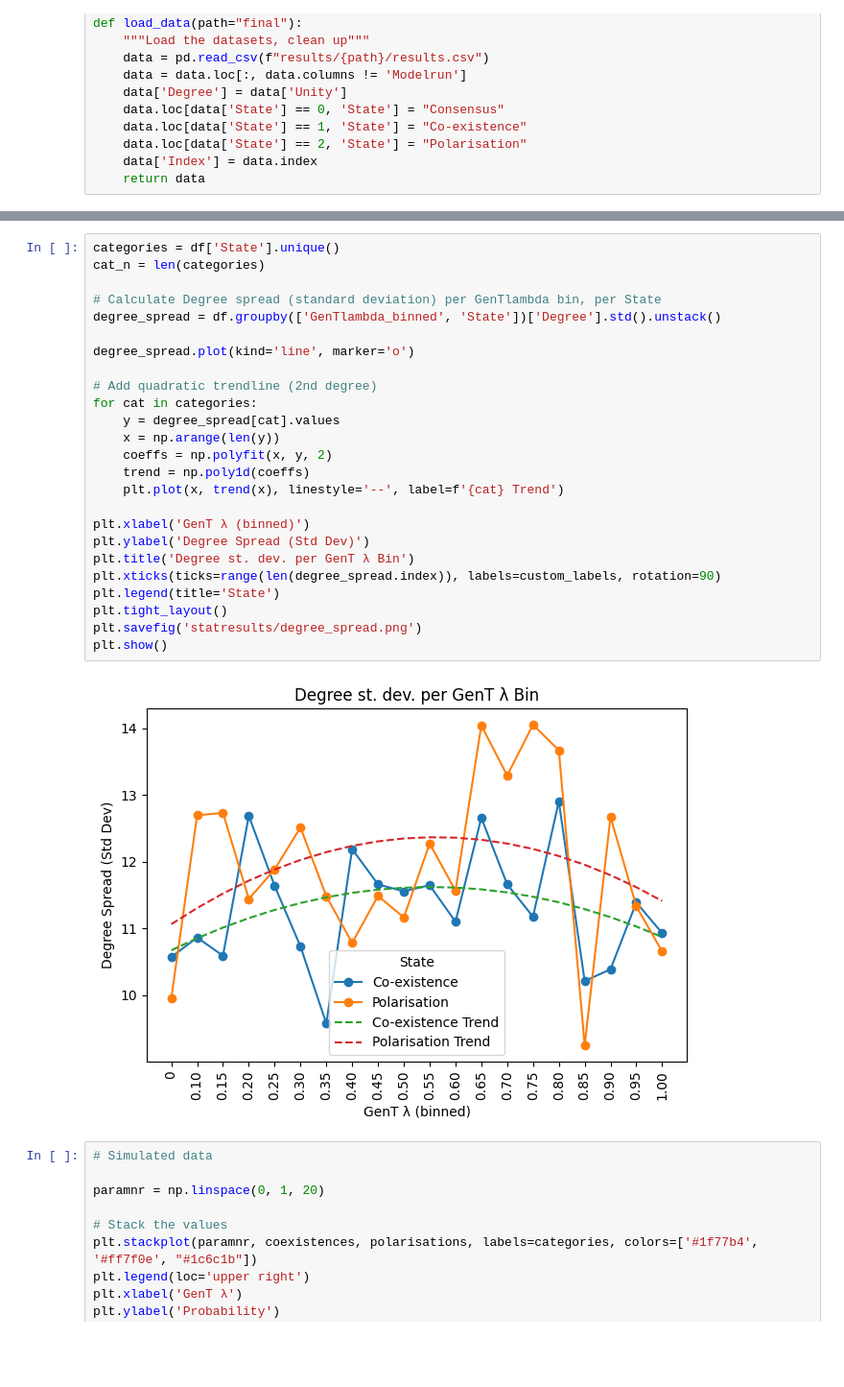
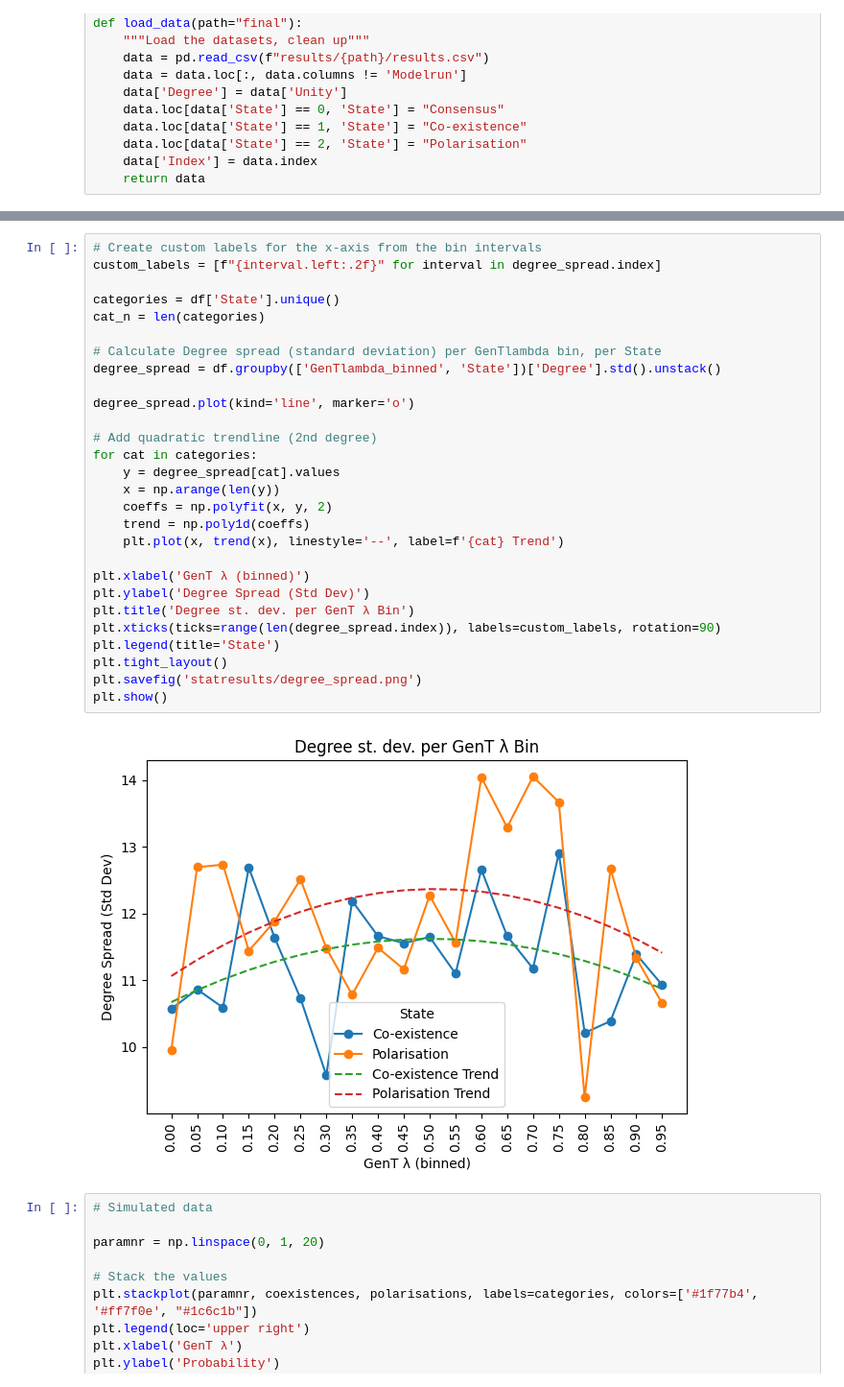
Before and after one commit to ByteMaps/thesis-GSS, a Jupyter notebook: ABM/stats.ipynb, the cells around one changed output, grey strips where cells are left out. Shown at 96% size. Drawn from its saved outputs; the diff is of its cells as text; blank space fills up the shorter version.

```diff
--- a/ABM/stats.ipynb
+++ b/ABM/stats.ipynb
@@ -79,32 +121,35 @@ GenTlambda_binned
 (0.9, 0.95]            0.724138      0.275862
 (0.95, 1.0]            0.696429      0.303571
 # %%
+# Create custom labels for the x-axis from the bin intervals
+custom_labels = [f"{interval.left:.2f}" for interval in degree_spread.index]
+
 categories = df['State'].unique()
 cat_n = len(categories)
 
 # Calculate Degree spread (standard deviation) per GenTlambda bin, per State
 degree_spread = df.groupby(['GenTlambda_binned', 'State'])['Degree'].std().unstack()
 
 degree_spread.plot(kind='line', marker='o')
 
 # Add quadratic trendline (2nd degree)
 for cat in categories:
 	y = degree_spread[cat].values
 	x = np.arange(len(y))
 	coeffs = np.polyfit(x, y, 2)
 	trend = np.poly1d(coeffs)
 	plt.plot(x, trend(x), linestyle='--', label=f'{cat} Trend')
 
 plt.xlabel('GenT λ (binned)')
 plt.ylabel('Degree Spread (Std Dev)')
 plt.title('Degree st. dev. per GenT λ Bin')
 plt.xticks(ticks=range(len(degree_spread.index)), labels=custom_labels, rotation=90)
 plt.legend(title='State')
 plt.tight_layout()
 plt.savefig('statresults/degree_spread.png')
 plt.show()
 # %% [output]
-[figure, old version]
+[figure, new version]
 # %%
 # Simulated data
 
```
Also changed, not shown: parts of 4 cells of this notebook, 2 other files.
